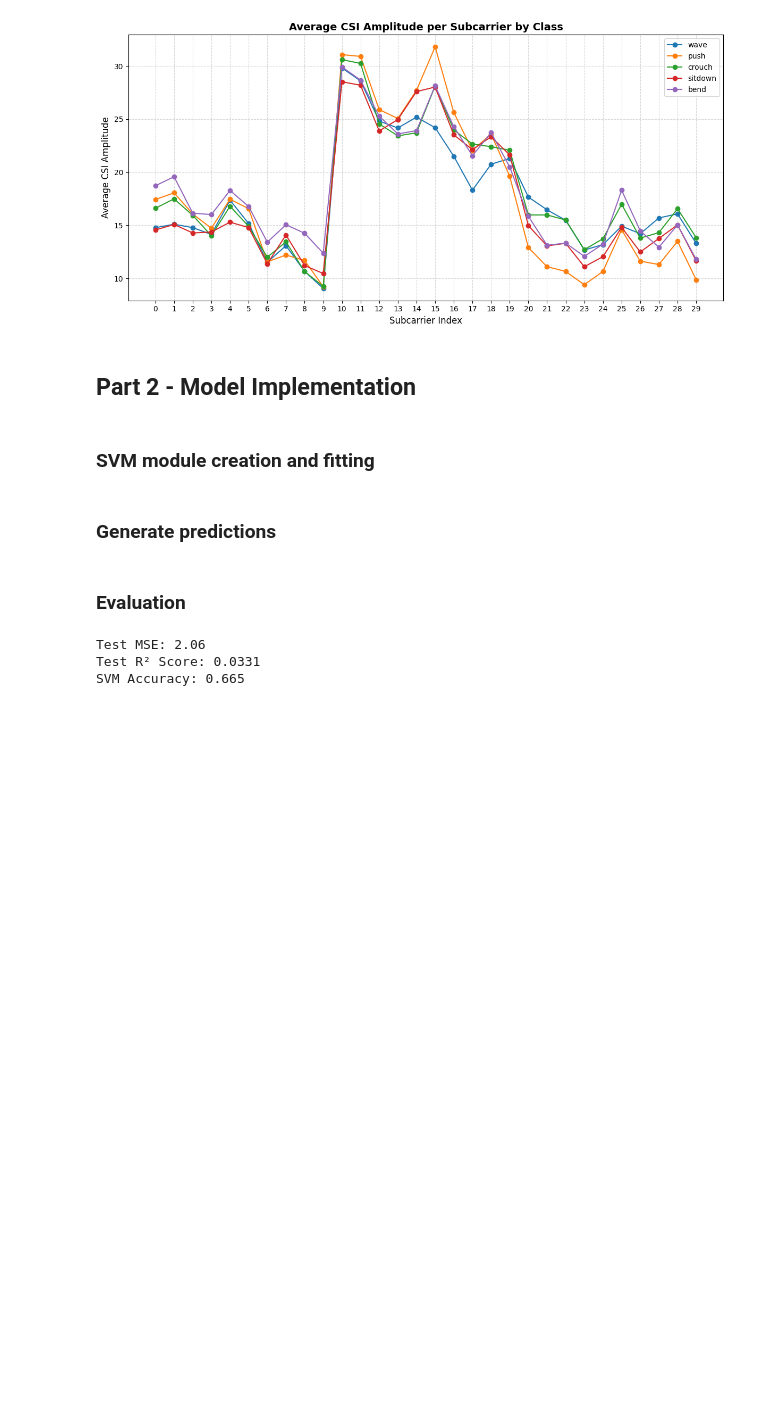
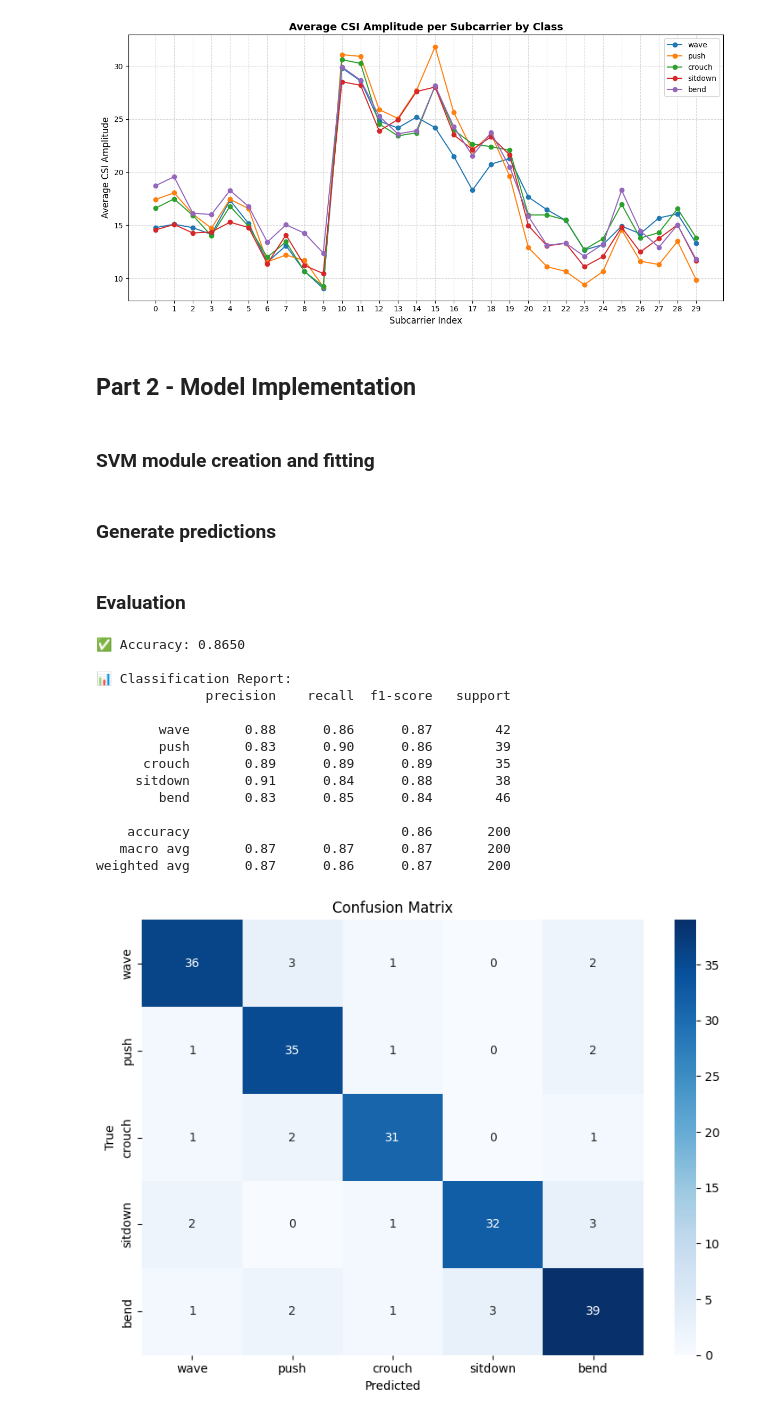
Before and after one commit to JavierGonzalezOtero02/Machine-Learning-for-networks, a Jupyter notebook: seminar2/Seminar_2(Revisar).ipynb, the cells around one changed output. Saved outputs shown, nothing was run; the diff lists cells and outputs as text; code cells hidden in the pictures; blank space fills up the shorter version.

```diff
--- a/seminar2/Seminar_2(Revisar).ipynb
+++ b/seminar2/Seminar_2(Revisar).ipynb
@@ -261,6 +261,8 @@ def evaluate_svm_predictions(y_true, y_pred, pose_labels):
     - Prints accuracy and classification report.
     - Shows confusion matrix as a heatmap.
     '''
+    # flatten test labels
+    y_true = y_true.iloc[0, :].values.ravel()
 
     # Accuracy
     acc = accuracy_score(y_true, y_pred)
@@ -279,23 +281,21 @@ def evaluate_svm_predictions(y_true, y_pred, pose_labels):
     plt.ylabel("True")
     plt.tight_layout()
     plt.show()
-# %%
-# Create and train the SVM model
-svm_model = SVC(kernel='linear')  # You can experiment with different kernels
-svm_model.fit(train_features_df, train_labels_df.values.ravel())
-
-# Generate predictions on the test data
-predictions = svm_model.predict(test_features_df)
-
-# Evaluate the model using accuracy
-accuracy = accuracy_score(test_labels_df.values.ravel(), predictions)
-test_mse = mean_squared_error(predictions, test_labels_df.values.ravel())
-test_r2 = r2_score(predictions, test_labels_df.values.ravel())
-
-print(f"Test MSE: {test_mse:.2f}")
-print(f"Test R² Score: {test_r2:.4f}")
-print(f"SVM Accuracy: {accuracy}")
-# %% [output]
-Test MSE: 2.06
-Test R² Score: 0.0331
-SVM Accuracy: 0.665
+# %%
+evaluate_svm_predictions(test_labels, pred_labels, poses)
+# %% [output]
+✅ Accuracy: 0.8650
+
+📊 Classification Report:
+              precision    recall  f1-score   support
+
+        wave       0.88      0.86      0.87        42
+        push       0.83      0.90      0.86        39
+      crouch       0.89      0.89      0.89        35
+     sitdown       0.91      0.84      0.88        38
+        bend       0.83      0.85      0.84        46
+
+    accuracy                           0.86       200
+   macro avg       0.87      0.87      0.87       200
+weighted avg       0.87      0.86      0.87       200
+[figure, added]
```
